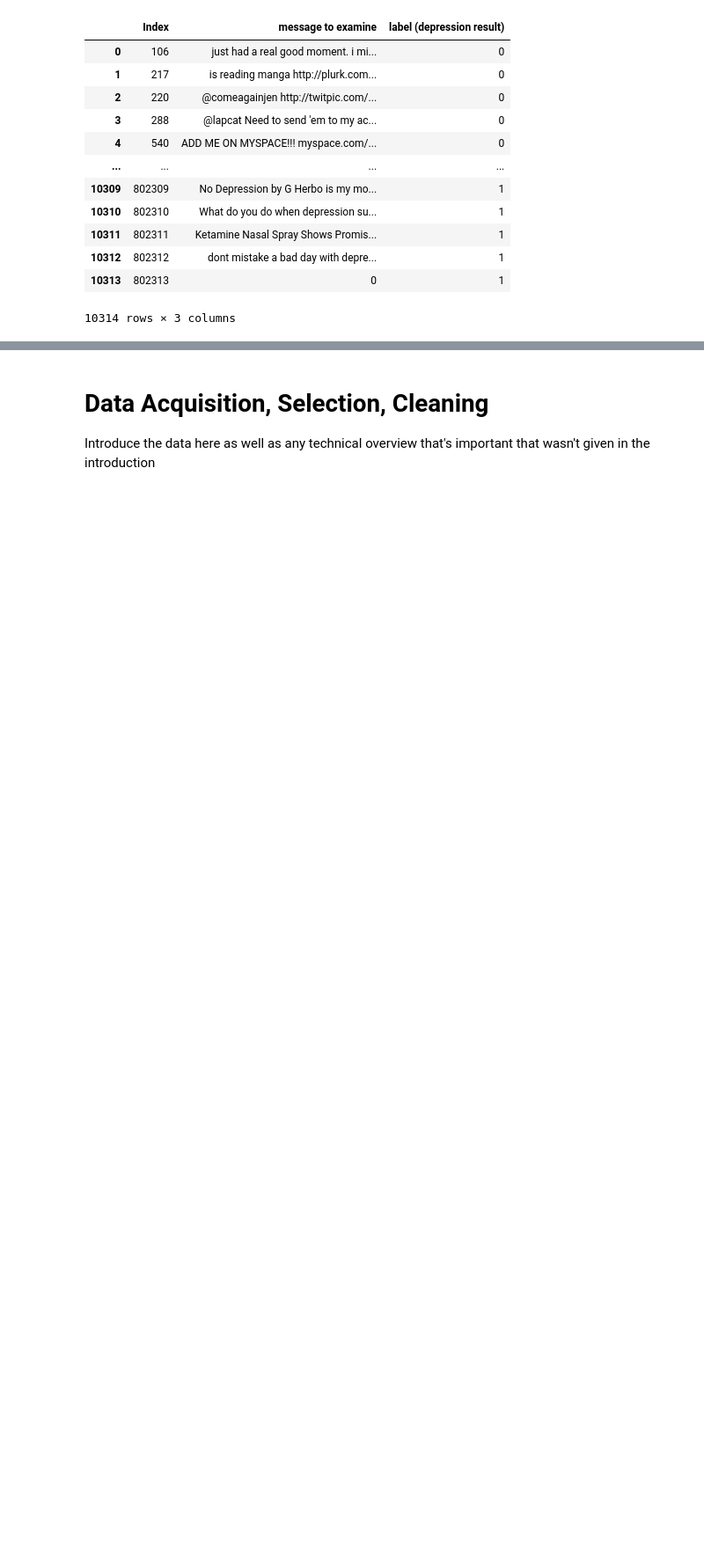
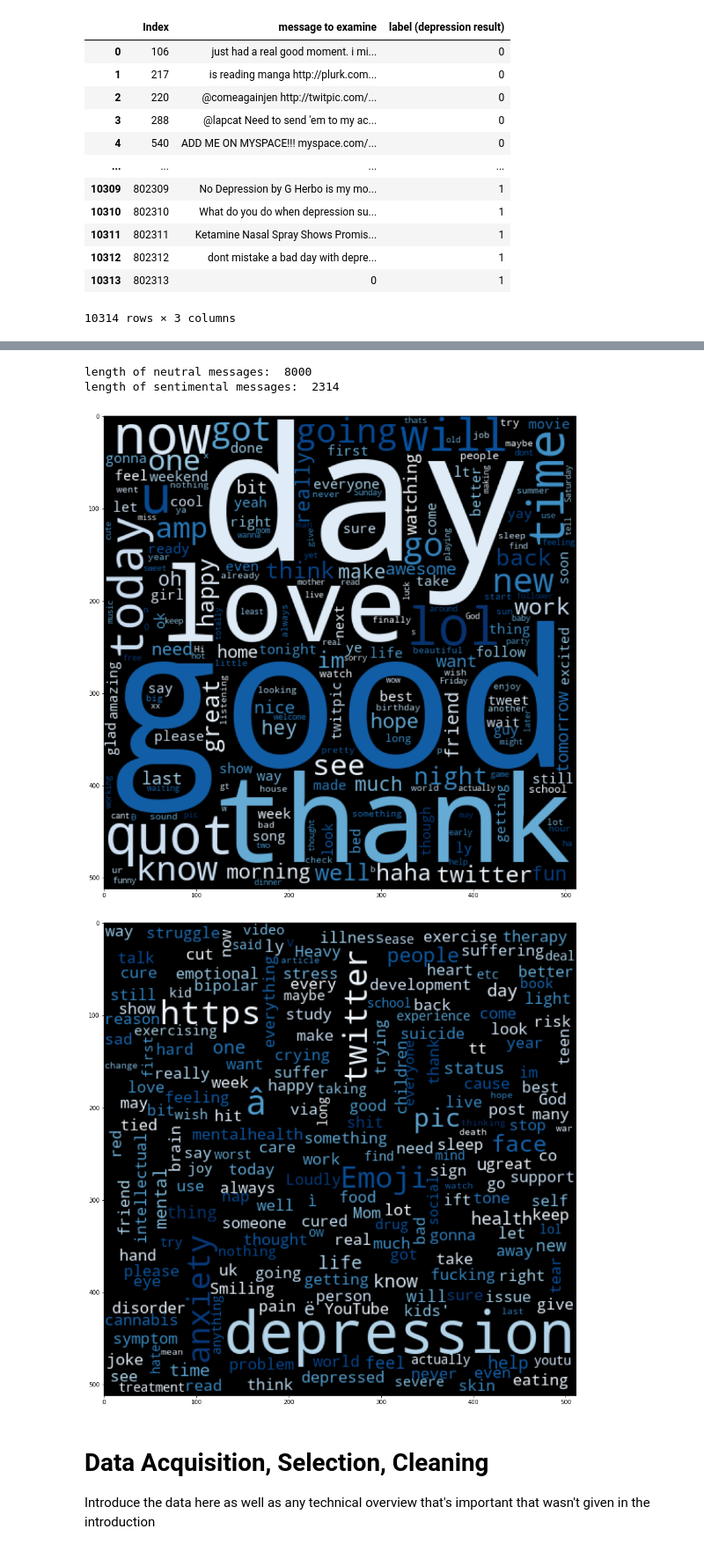
Before and after one commit to zhu-jun-ting/INFO-490-MH2, a Jupyter notebook: final_project/DWAP_FA21_Final_Project.ipynb, the cells around one changed output, grey strips where cells are left out. Shown at 88% size. Cells and saved outputs as stored; diff of their text form; code cells hidden in the pictures; blank space fills up the shorter version.

```diff
--- a/final_project/DWAP_FA21_Final_Project.ipynb
+++ b/final_project/DWAP_FA21_Final_Project.ipynb
@@ -124,0 +155,20 @@ df
+# %%
+neutral_data = np.array(df[["message to examine"]][df["label (depression result)"] == 0])
+print("length of neutral messages: ", len(neutral_data))
+senti_data = np.array(df[["message to examine"]][df["label (depression result)"] == 1])
+print("length of sentimental messages: ", len(senti_data))
+wc_neutral = WordCloud(width = 512, height = 512, collocations=False, colormap="Blues").generate(' '.join(neutral_data.reshape(-1).tolist()))
+wc_senti = WordCloud(width = 512, height = 512, collocations=False, colormap="Blues").generate(' '.join(senti_data.reshape(-1).tolist()))
+
+plt.figure(figsize = (20, 15))
+plt.imshow(wc_neutral)
+plt.show()
+
+plt.figure(figsize = (20, 15))
+plt.imshow(wc_senti)
+plt.show()
+# %% [output]
+length of neutral messages:  8000
+length of sentimental messages:  2314
+[figure, added]
+[figure, added]
```
Also changed, not shown: parts of 24 cells of this notebook, 9 other files.
